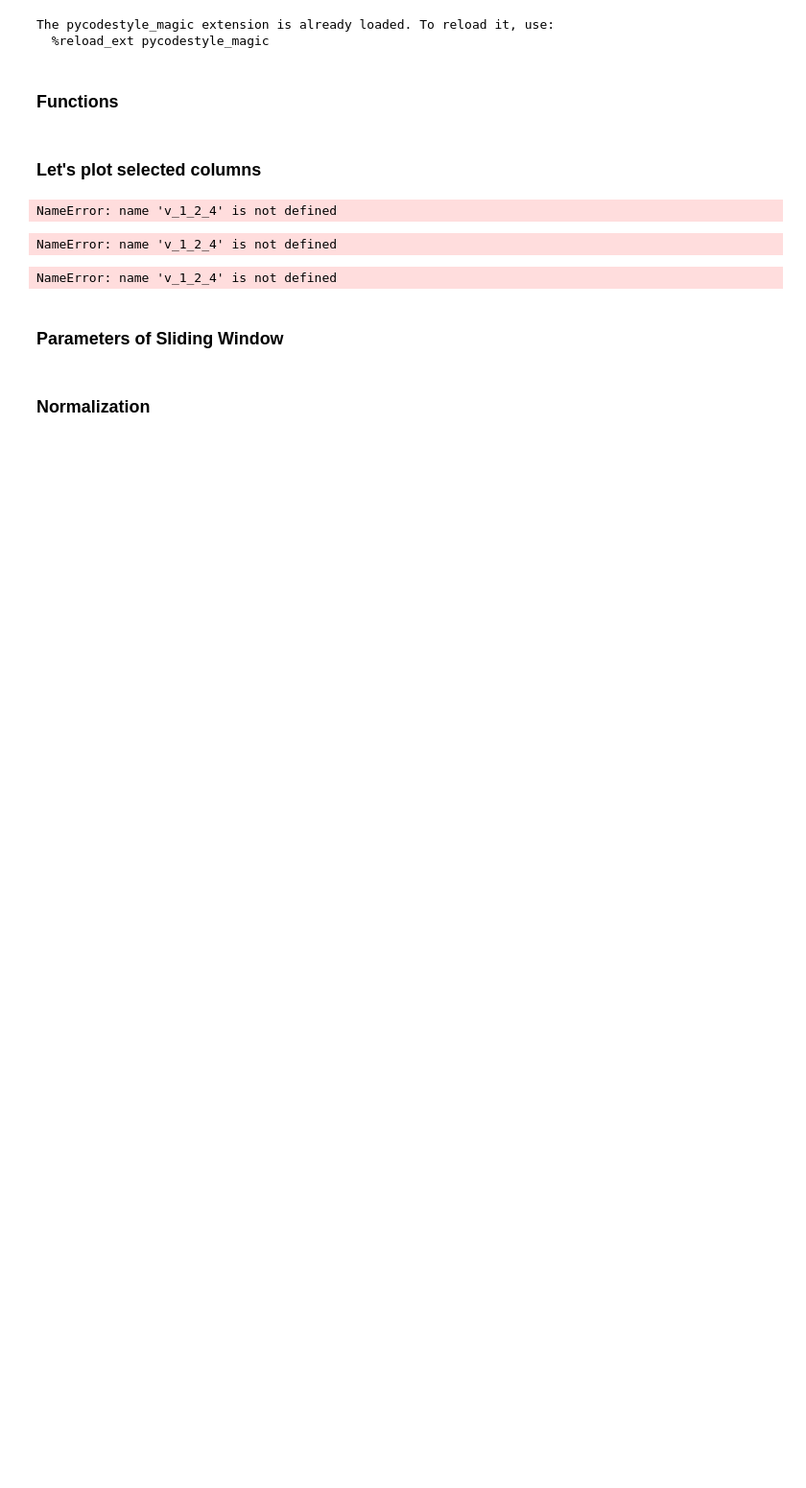
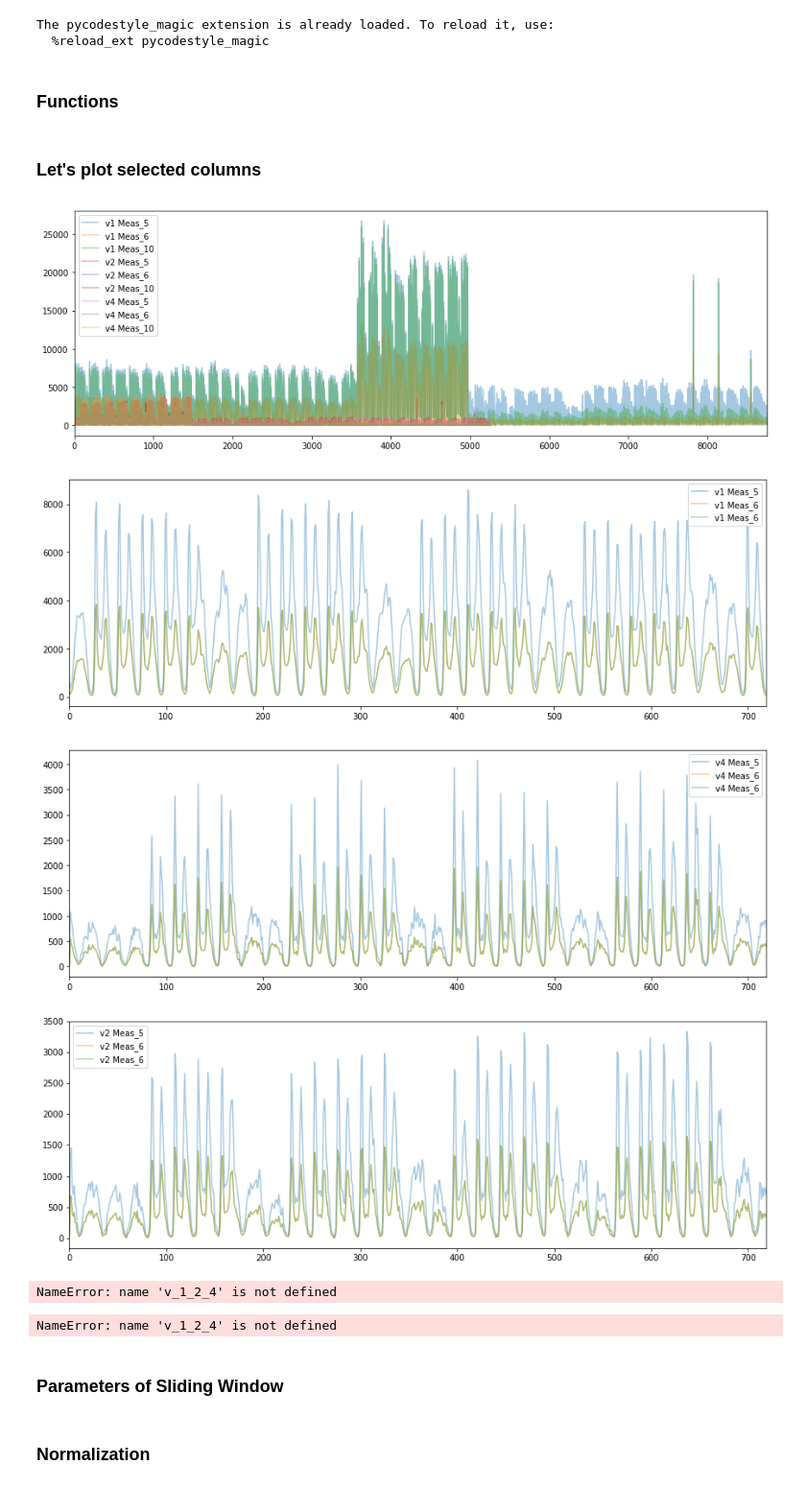
Before and after one commit to michael135/time_series_clustering, a Jupyter notebook: new_data_4_5-10_cnn_separate-global-scaling-2-(1-weeks-training)-V1-V2-V4-separate-cut.ipynb, the cells around one changed output. Shown at 96% size. Saved outputs shown, nothing was run; the diff lists cells and outputs as text; code cells hidden in the pictures; blank space fills up the shorter version.

Commit message:
new plots

```diff
--- a/new_data_4_5-10_cnn_separate-global-scaling-2-(1-weeks-training)-V1-V2-V4-separate-cut.ipynb
+++ b/new_data_4_5-10_cnn_separate-global-scaling-2-(1-weeks-training)-V1-V2-V4-separate-cut.ipynb
@@ -121,11 +176,18 @@ def scaler_merge(scalers):
 # %% [markdown]
 ### Let's plot selected columns
 # %%
-# v_1_2_4.plot(figsize=(15,5), alpha=.4);
-v_1_2_4[['v4_ Meas_5', 'v4_ Meas_6', 'v4_ Meas_6']][:720].plot(figsize=(15,5), alpha=.4);
-v_1_2_4[['v2_ Meas_5', 'v2_ Meas_6', 'v2_ Meas_6']][:720].plot(figsize=(15,5), alpha=.4);
+v_1_2_4 = pd.concat([v1.add_prefix('v1'),
+                     v2.add_prefix('v2'),
+                     v4.add_prefix('v4')], axis=1)
+v_1_2_4.plot(figsize=(15,5), alpha=.4);
+v_1_2_4[['v1 Meas_5', 'v1 Meas_6', 'v1 Meas_6']][:720].plot(figsize=(15,5), alpha=.4);
+v_1_2_4[['v4 Meas_5', 'v4 Meas_6', 'v4 Meas_6']][:720].plot(figsize=(15,5), alpha=.4);
+v_1_2_4[['v2 Meas_5', 'v2 Meas_6', 'v2 Meas_6']][:720].plot(figsize=(15,5), alpha=.4);
 # %% [output]
-NameError: name 'v_1_2_4' is not defined
+[figure, added]
+[figure, added]
+[figure, added]
+[figure, added]
 # %%
 v_1_2_4.columns
 # %% [output]
```
Also changed, not shown: parts of 3 cells of this notebook, 1 other file.
